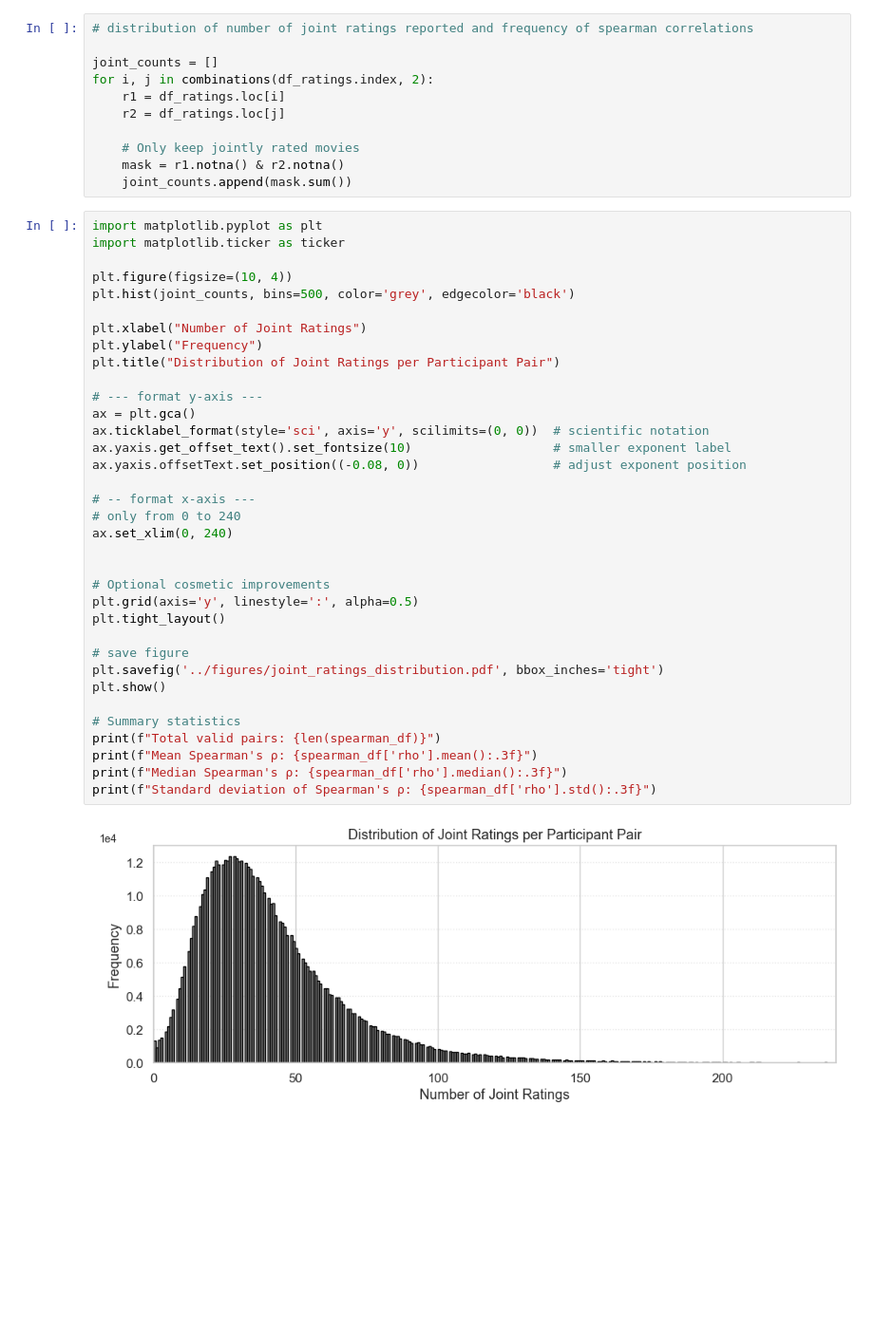
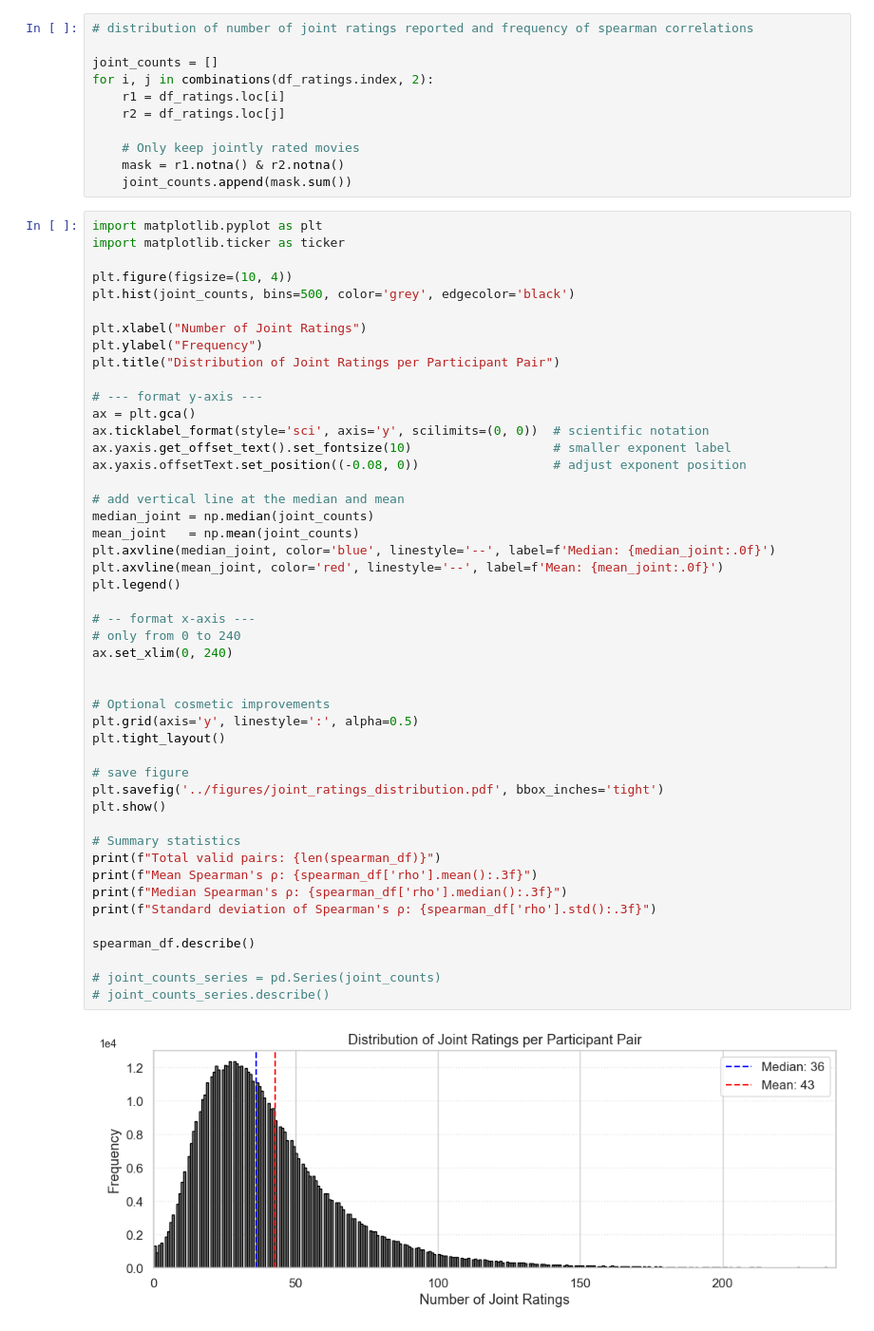
Before and after one commit to paolacalle/movie-ratings-replication, a Jupyter notebook: problem_set/eda.ipynb, the cells around one changed output. Shown at 95% size. Cells and saved outputs as stored; diff of their text form; blank space fills up the shorter version.

```diff
--- a/problem_set/eda.ipynb
+++ b/problem_set/eda.ipynb
@@ -251,34 +258,46 @@ plt.hist(joint_counts, bins=500, color='grey', edgecolor='black')
 
 plt.xlabel("Number of Joint Ratings")
 plt.ylabel("Frequency")
 plt.title("Distribution of Joint Ratings per Participant Pair")
 
 # --- format y-axis ---
 ax = plt.gca()
 ax.ticklabel_format(style='sci', axis='y', scilimits=(0, 0))  # scientific notation
 ax.yaxis.get_offset_text().set_fontsize(10)                   # smaller exponent label
 ax.yaxis.offsetText.set_position((-0.08, 0))                  # adjust exponent position
+
+# add vertical line at the median and mean
+median_joint = np.median(joint_counts)
+mean_joint   = np.mean(joint_counts)
+plt.axvline(median_joint, color='blue', linestyle='--', label=f'Median: {median_joint:.0f}')
+plt.axvline(mean_joint, color='red', linestyle='--', label=f'Mean: {mean_joint:.0f}')
+plt.legend()
 
 # -- format x-axis ---
 # only from 0 to 240
 ax.set_xlim(0, 240)
 
 
 # Optional cosmetic improvements
 plt.grid(axis='y', linestyle=':', alpha=0.5)
 plt.tight_layout()
 
 # save figure
 plt.savefig('../figures/joint_ratings_distribution.pdf', bbox_inches='tight')
 plt.show()
 
 # Summary statistics
 print(f"Total valid pairs: {len(spearman_df)}")
 print(f"Mean Spearman's ρ: {spearman_df['rho'].mean():.3f}")
 print(f"Median Spearman's ρ: {spearman_df['rho'].median():.3f}")
 print(f"Standard deviation of Spearman's ρ: {spearman_df['rho'].std():.3f}")
+
+spearman_df.describe()
+
+# joint_counts_series = pd.Series(joint_counts)
+# joint_counts_series.describe()
 # %% [output]
-[figure, old version]
+[figure, new version]
 Total valid pairs: 577691
 Mean Spearman's ρ: 0.109
 Median Spearman's ρ: 0.113
```
Also changed, not shown: parts of 2 cells of this notebook.
